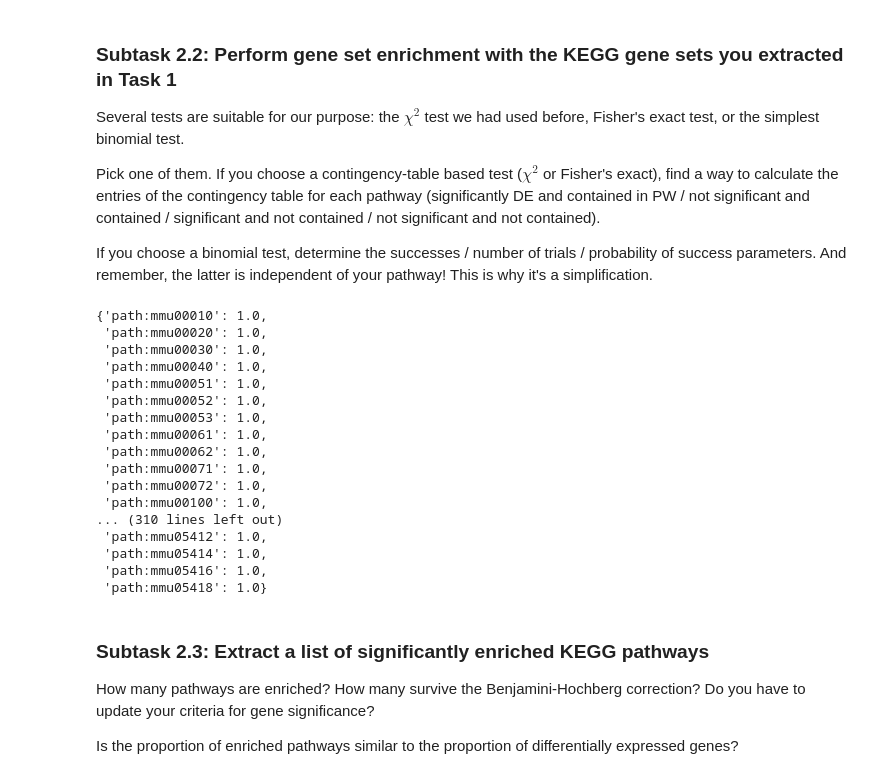
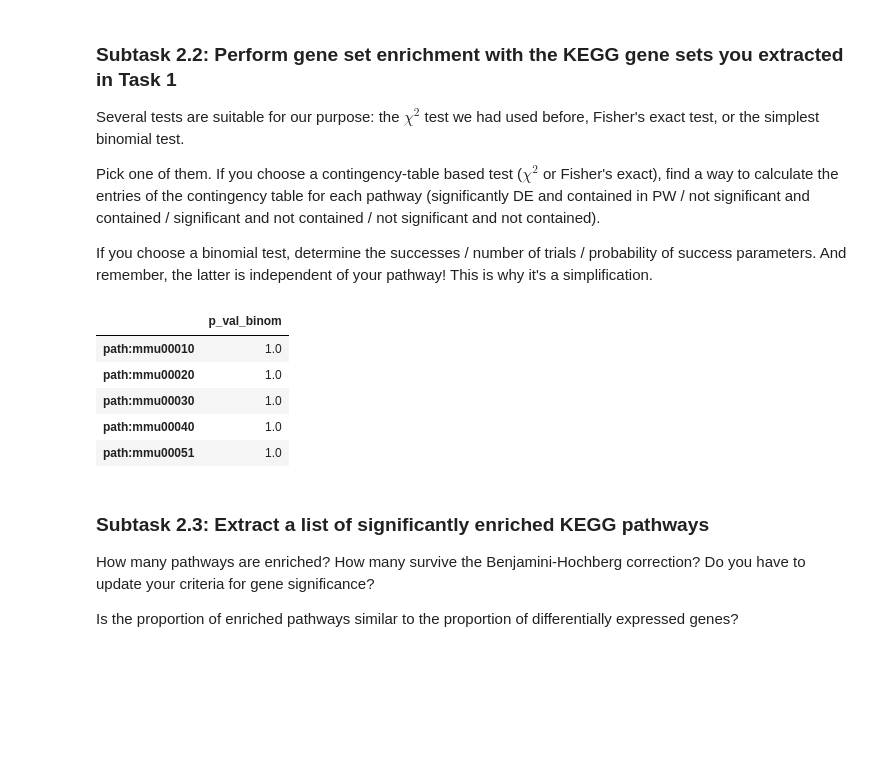
Before and after one commit to Osrip/Integrated_Bioinformatics, a Jupyter notebook: IntegratedBioinformatics/notebooks/Day67_Pathways.ipynb, the cells around one changed output. Drawn from its saved outputs; the diff is of its cells as text; code cells hidden in the pictures; blank space fills up the shorter version.

```diff
--- a/IntegratedBioinformatics/notebooks/Day67_Pathways.ipynb
+++ b/IntegratedBioinformatics/notebooks/Day67_Pathways.ipynb
@@ -321,26 +321,18 @@ for key in cts.keys():
     binom_out[key] = test_res
 
     #stats.
-# %%
-binom_out
-# %% [output]
-{'path:mmu00010': 1.0,
- 'path:mmu00020': 1.0,
- 'path:mmu00030': 1.0,
- 'path:mmu00040': 1.0,
- 'path:mmu00051': 1.0,
- 'path:mmu00052': 1.0,
- 'path:mmu00053': 1.0,
- 'path:mmu00061': 1.0,
- 'path:mmu00062': 1.0,
- 'path:mmu00071': 1.0,
- 'path:mmu00072': 1.0,
- 'path:mmu00100': 1.0,
-... (310 lines left out)
- 'path:mmu05412': 1.0,
- 'path:mmu05414': 1.0,
- 'path:mmu05416': 1.0,
- 'path:mmu05418': 1.0}
+# %%
+test_res = pd.DataFrame.from_dict(binom_out, orient = 'index')
+
+test_res = test_res.rename(columns={0:'p_val_binom'})
+test_res.head()
+# %% [output]
+|  | p_val_binom |
+| path:mmu00010 | 1.0 |
+| path:mmu00020 | 1.0 |
+| path:mmu00030 | 1.0 |
+| path:mmu00040 | 1.0 |
+| path:mmu00051 | 1.0 |
 # %% [markdown]
 ### Subtask 2.3: Extract a list of significantly enriched KEGG pathways
 How many pathways are enriched? How many survive the Benjamini-Hochberg correction? Do you have to update your criteria for gene significance?
```
